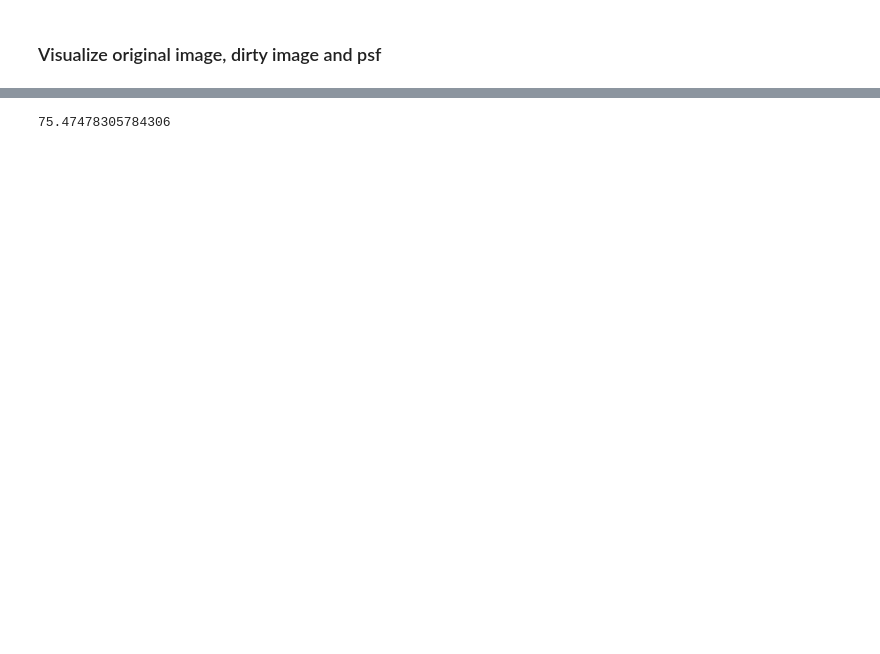
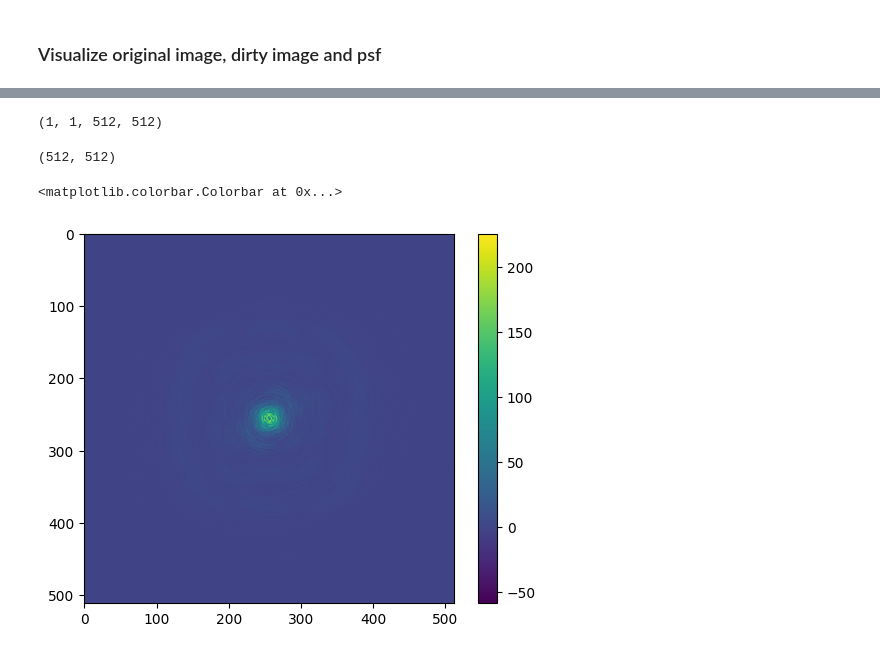
Before and after one commit to simon-prunet/radio-imaging, a Jupyter notebook: dirty.ipynb, the cells around one changed output, grey strips where cells are left out. Cells and saved outputs as stored; diff of their text form; code cells hidden in the pictures; blank space fills up the shorter version.

```diff
--- a/dirty.ipynb
+++ b/dirty.ipynb
@@ -107,4 +110,16 @@ plt.xlim((200,300)); plt.ylim((-0.05,1))
 # %%
-psf['pixels'].data.sum()
+psf['pixels'].data.shape
 # %% [output]
-75.47478305784306
+(1, 1, 512, 512)
+# %%
+uv_psf = np.fft.fftshift(np.fft.fft2(np.fft.ifftshift(psf.pixels.data.squeeze())))
+# %%
+uv_psf.shape
+# %% [output]
+(512, 512)
+# %%
+plt.imshow(np.real(uv_psf))
+plt.colorbar()
+# %% [output]
+<matplotlib.colorbar.Colorbar at 0x...>
+[figure, added]
```
Also changed, not shown: parts of 13 cells of this notebook.
